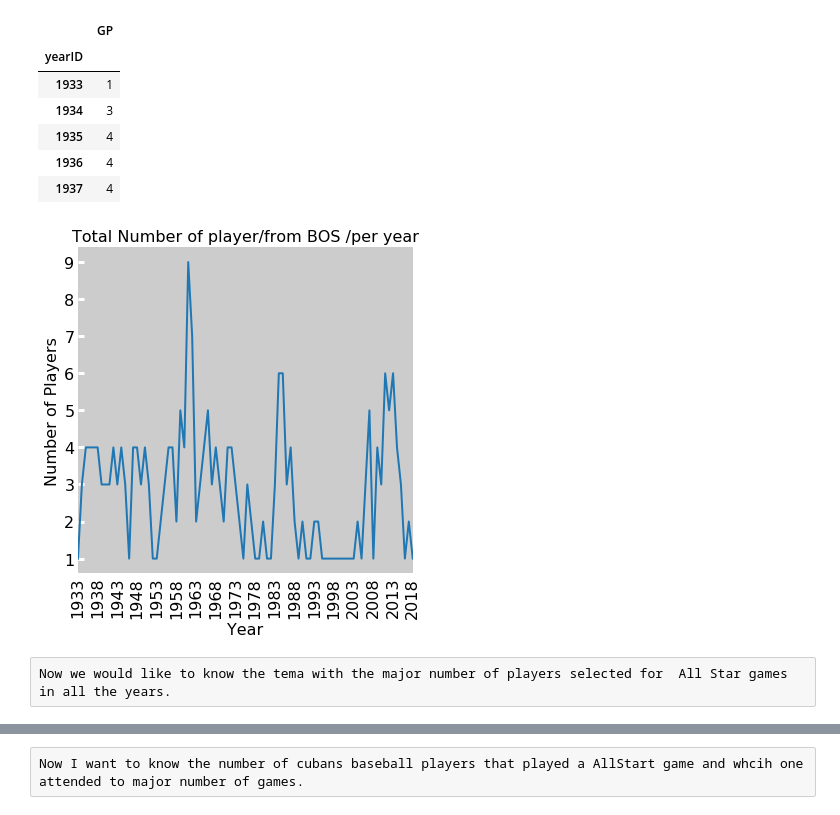
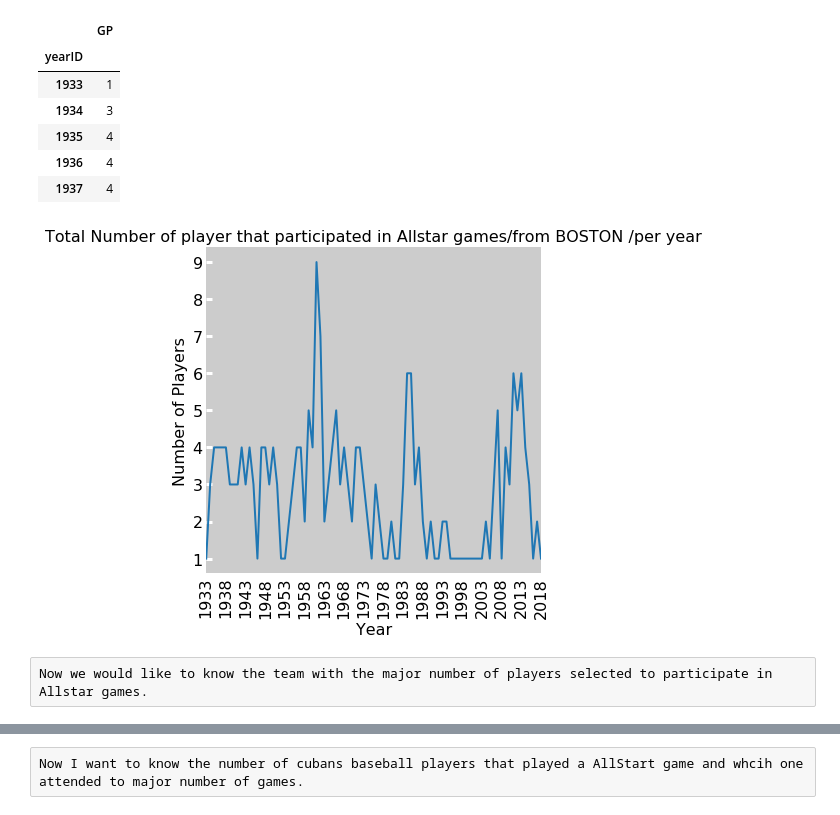
Before and after one commit to RuddiRodriguez/sharing-jupyter-Baseball_1, a Jupyter notebook: main_baseball.ipynb, the cells around one changed output, grey strips where cells are left out. Drawn from its saved outputs; the diff is of its cells as text; code cells hidden in the pictures.

```diff
--- a/main_baseball.ipynb
+++ b/main_baseball.ipynb
@@ -54,22 +54,22 @@ category_group_year.head()
 # %%
 my_plot=plt.subplot(111)
 my_plot = category_group_year.unstack().plot(kind='line',title="Total Number of Players ",figsize=(6, 6),style='-', lw=2,legend=False)
-my_plot.set_title ('Total Number of player/from BOS /per year',fontsize=16)
+my_plot.set_title ('Total Number of player that participated in Allstar games/from BOSTON /per year',fontsize=16)
 my_plot.set_xlabel("Year",fontsize=16)
 my_plot.set_ylabel("Number of Players",fontsize=16)
 my_plot.set_xticks(np.arange(0,len(category_group_year.index),5))
 my_plot.set_xticklabels(labels=category_group_year.index[np.arange(0,len(category_group_year.index),5)],rotation=90)
 #my_plot.legend(["Number of players"], loc=9,ncol=4)
 my_plot.set_facecolor((0.8, 0.8, 0.8))
 my_plot.tick_params(axis='y',direction='in',length=6, width=3, colors='w',labelcolor='k',labelsize=16)
 my_plot.tick_params(axis='x',direction='in',length=0, width=0, colors='w',labelcolor='k',labelsize=16)
 for spine in plt.gca().spines.values():
     spine.set_visible(False)
 plt.show()
 # %% [output]
-[figure, old version]
+[figure, new version]
 # %% [raw]
-Now we would like to know the tema with the major number of players selected for  All Star games in all the years.
+Now we would like to know the team with the major number of players selected to participate in   Allstar games.
 # %%
 teamunique=data["teamID"].unique().tolist()
 #datateamgp = data[["teamID","GP"]]
```
Also changed, not shown: parts of 2 cells of this notebook.
